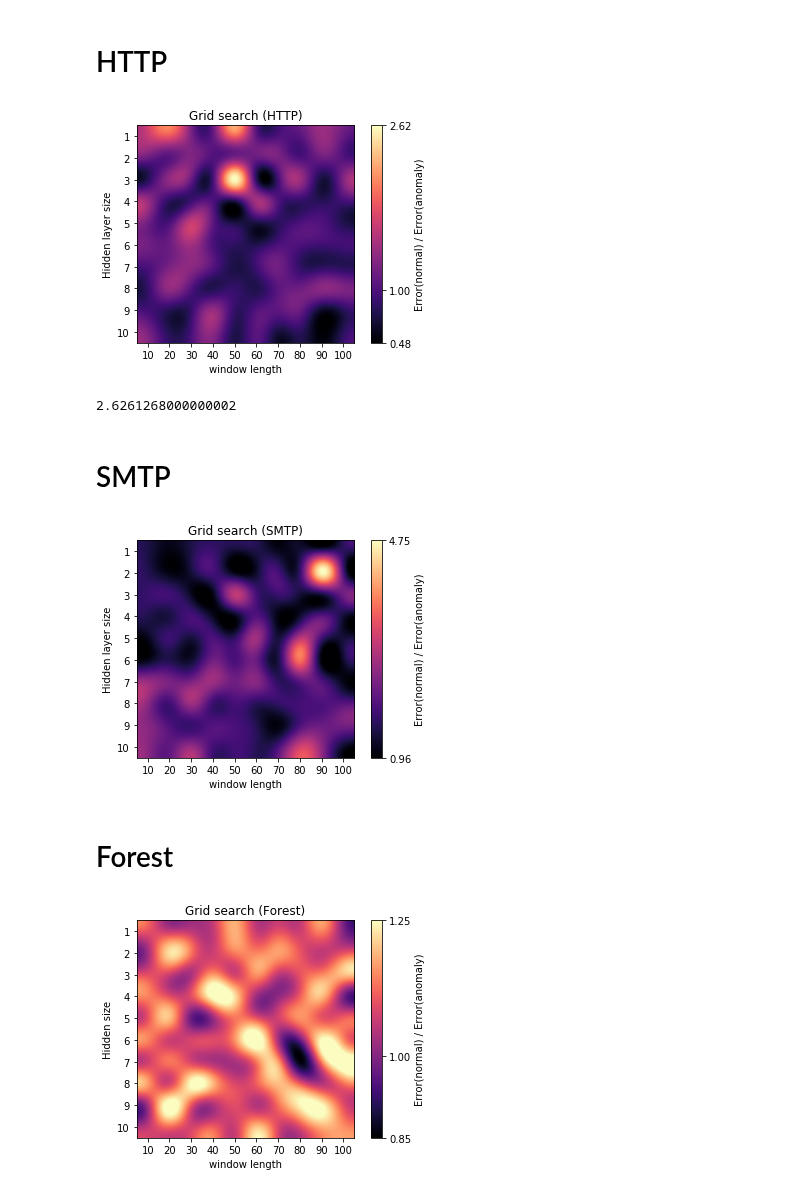
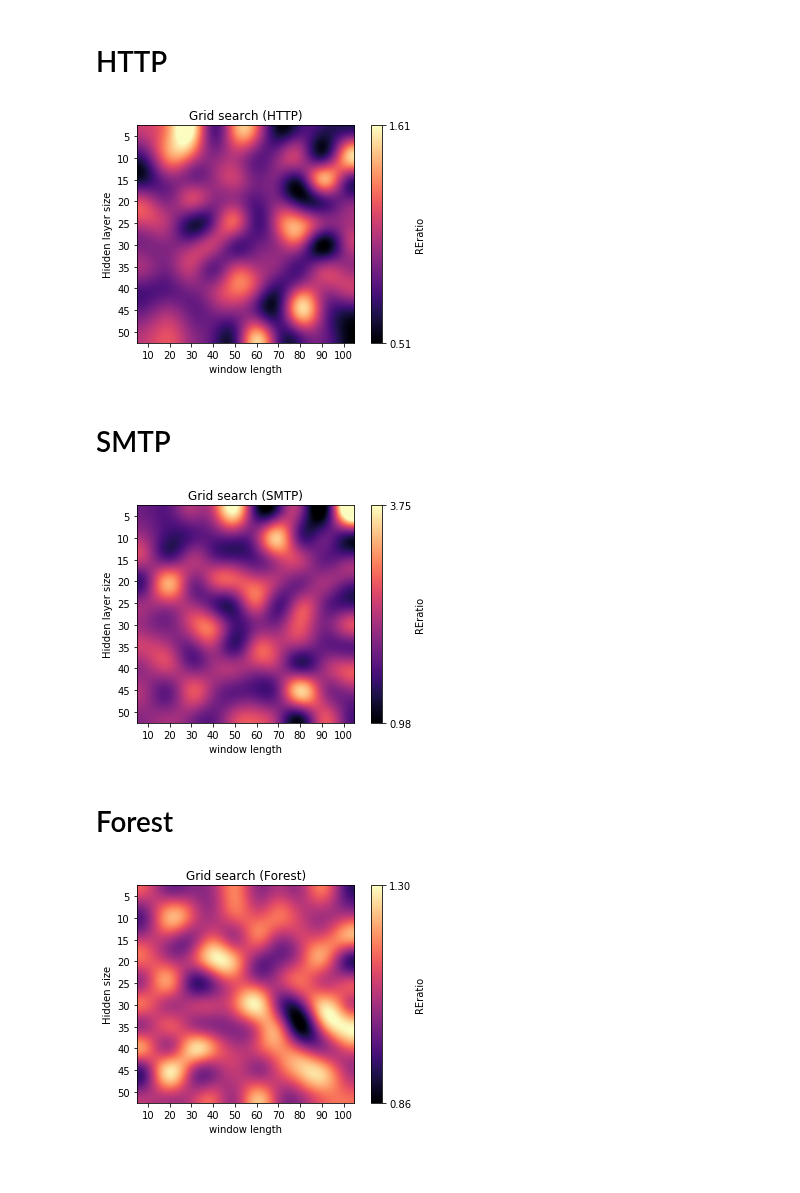
Before and after one commit to binli826/LSTM-Autoencoders, a Jupyter notebook: src/GridSearch/Visualization.ipynb, the cells around one changed output. Saved outputs shown, nothing was run; the diff lists cells and outputs as text; code cells hidden in the pictures.

```diff
--- a/src/GridSearch/Visualization.ipynb
+++ b/src/GridSearch/Visualization.ipynb
@@ -9,7 +9,7 @@ import numpy as np
 # %% [markdown]
 # HTTP
 # %%
-f = open("C:/Users/Bin/Desktop/Thesis/code/src/GridSearch/http_results.txt","r")
+f = open("C:/Users/Bin/Desktop/Thesis/code/src/GridSearch/http_results_.txt","r")
 data = []
 for _ in range(10):
     tmp = []
@@ -17,55 +17,53 @@ for _ in range(10):
         tmp.append(float(f.readline().strip("[|]\n").split(", ")[-1]))
     data.append(tmp)
 
+up, down = float("%.2f" %(np.array(data).ravel().max())), float("%.2f" %(np.array(data).ravel().min()))
+
 fig, ax = plt.subplots()
-
 cax = ax.imshow(data, interpolation='lanczos', cmap=cm.magma)
 ax.set_title('Grid search (HTTP)')
 ax.set_xticks(range(0,10))
 ax.set_xticklabels(range(10,110,10))
 ax.set_xlabel("window length")
 ax.set_yticks(range(0,10))
-ax.set_yticklabels(range(1,11))
+ax.set_yticklabels(range(5,55,5))
 ax.set_ylabel("Hidden layer size")
-cbar = fig.colorbar(cax, ticks=[0.48,1.00,2.62])
-cax.set_clim(0.48,2.62)
-cbar.ax.set_yticklabels(['0.48','1.00',"2.62"])
-cbar.ax.set_ylabel("Error(normal) / Error(anomaly)")
+cbar = fig.colorbar(cax, ticks=[down,up])
+cax.set_clim(down,up)
+cbar.ax.set_yticklabels([str(down),str(up)])
+cbar.ax.set_ylabel("REratio")
 plt.show()
 # %% [output]
-[figure, old version]
+[figure, new version]
-# %%
-np.array(data).ravel().max()
-# %% [output]
-2.6261268000000002
 # %% [markdown]
 # SMTP
 # %%
-f = open("C:/Users/Bin/Desktop/Thesis/code/src/GridSearch/smtp_results.txt","r")
+f = open("C:/Users/Bin/Desktop/Thesis/code/src/GridSearch/smtp_results_.txt","r")
 data = []
 for _ in range(10):
     tmp = []
     for _ in range(10):
         tmp.append(float(f.readline().strip("[|]\n").split(", ")[-1]))
     data.append(tmp)
+up, down = float("%.2f" %(np.array(data).ravel().max())), float("%.2f" %(np.array(data).ravel().min()))
 
 fig, ax = plt.subplots()
 
 cax = ax.imshow(data, interpolation='lanczos', cmap=cm.magma)
 ax.set_title('Grid search (SMTP)')
 ax.set_xticks(range(0,10))
 ax.set_xticklabels(range(10,110,10))
 ax.set_xlabel("window length")
 ax.set_yticks(range(0,10))
-ax.set_yticklabels(range(1,11))
+ax.set_yticklabels(range(5,55,5))
 ax.set_ylabel("Hidden layer size")
-cax.set_clim(0.96,4.75)
-cbar = fig.colorbar(cax, ticks=[0.96,4.75])
-cbar.ax.set_yticklabels(["0.96","4.75"])
-cbar.ax.set_ylabel("Error(normal) / Error(anomaly)")
+cax.set_clim(down,up)
+cbar = fig.colorbar(cax, ticks=[down,up])
+cbar.ax.set_yticklabels([str(down),str(up)])
+cbar.ax.set_ylabel("REratio")
 plt.show()
 # %% [output]
-[figure, old version]
+[figure, new version]
 # %% [markdown]
 # Forest
 # %%
@@ -76,6 +74,7 @@ for _ in range(10):
     for _ in range(10):
         tmp.append(float(f.readline().strip("[|]\n|]").split(", ")[-1]))
     data.append(tmp)
+up, down = float("%.2f" %(np.array(data).ravel().max())), float("%.2f" %(np.array(data).ravel().min()))
 
 fig, ax = plt.subplots()
 
@@ -85,12 +84,12 @@ ax.set_xticks(range(0,10))
 ax.set_xticklabels(range(10,110,10))
 ax.set_xlabel("window length")
 ax.set_yticks(range(0,10))
-ax.set_yticklabels(range(1,11))
+ax.set_yticklabels(range(5,55,5))
 ax.set_ylabel("Hidden size")
-cbar = fig.colorbar(cax, ticks=[0.85,1.0,1.25])
-cbar.ax.set_yticklabels(['0.85','1.00',"1.25"])
-cax.set_clim(0.85,1.25)
-cbar.ax.set_ylabel("Error(normal) / Error(anomaly)")
+cbar = fig.colorbar(cax, ticks=[down,up])
+cbar.ax.set_yticklabels([str(down),str(up)])
+cax.set_clim(down,up)
+cbar.ax.set_ylabel("REratio")
 plt.show()
 # %% [output]
-[figure, old version]
+[figure, new version]
```
Also changed, not shown: parts of 3 cells of this notebook, 27 other files.
